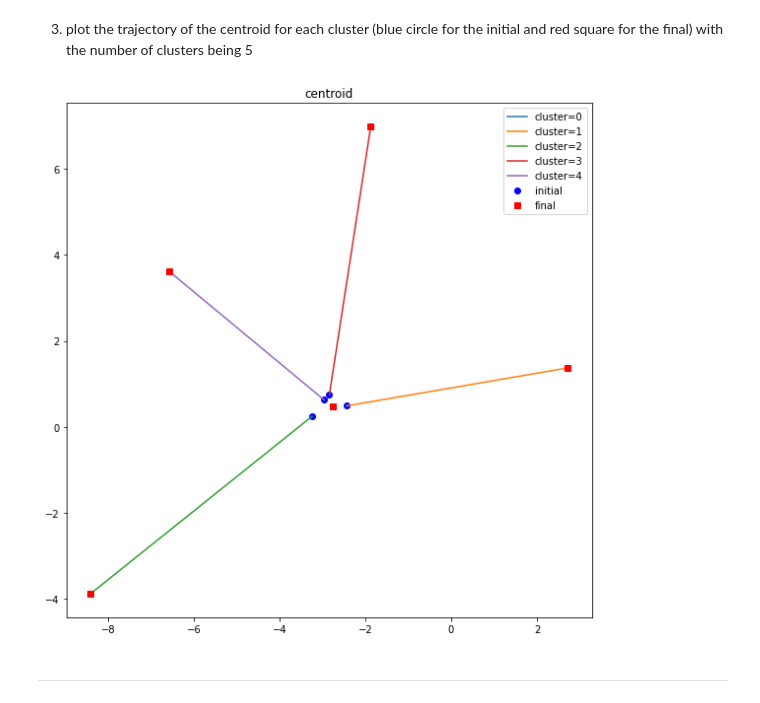
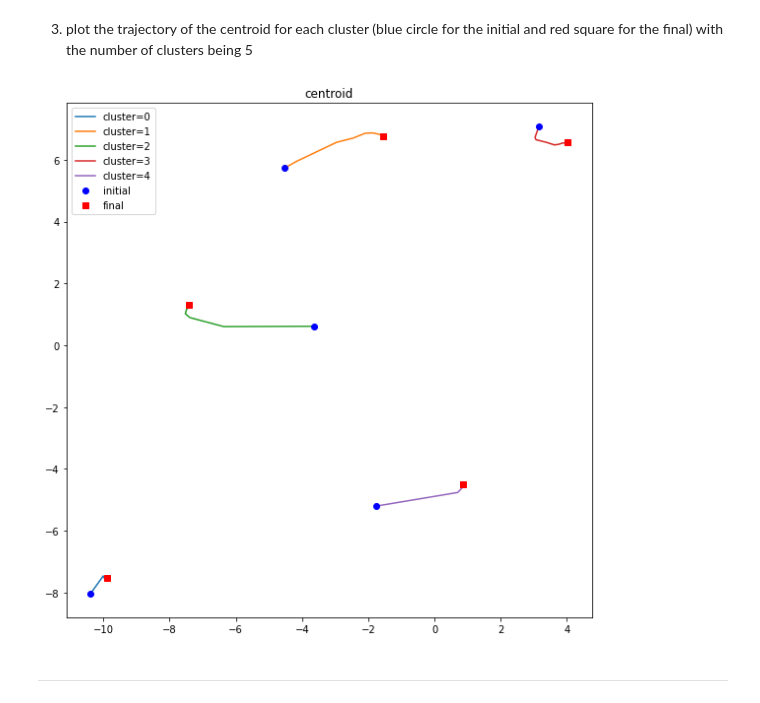
Before and after one commit to heji0826/assignment-machine-learning, a Jupyter notebook: 11/assignment_11.ipynb, the cells around one changed output. Saved outputs shown, nothing was run; the diff lists cells and outputs as text; code cells hidden in the pictures.

```diff
--- a/11/assignment_11.ipynb
+++ b/11/assignment_11.ipynb
@@ -208 +196,43 @@ def plot_centroid(centroid_iteration):
+# %%
+
+def plot_centroid(centroid_iteration, cluster_n):
+
+    plt.figure(figsize=(8,8))   # USE THIS VALUE for the size of the figure
+    plt.title('centroid')
+
+    iteration = []
+    x = []
+    y = []
+    xx = []
+    yy = []
+
+    for i in range(0, len(centroid_iteration)):
+        iteration.append(i)
+
+    for i in range(0, cluster_n):
+        for j in range(0, np.shape(centroid_iteration)[0]):
+            xx.append(centroid_iteration[j][i][0])
+            yy.append(centroid_iteration[j][i][1])
+        x.append(xx)
+        y.append(yy)
+        xx=[]
+        yy=[]
+
+    x = np.array(x)
+    y = np.array(y)
+
+    for i in range(0,cluster_n):
+        plt.plot(x[i],y[i],'-',label='cluster={}'.format(i))
+        plt.legend()
+    legend_flag=0
+
+    for i in range(0, cluster_n):
+        plt.plot(centroid_iteration[0][i][0], centroid_iteration[0][i][1], 'o', color='blue', label = 'initial')
+        plt.plot(centroid_iteration[-1][i][0], centroid_iteration[-1][i][1], 's', color='red', label = 'final')
+        if legend_flag==0:
+            plt.legend()
+            legend_flag=1
+
+    plt.tight_layout()
+    plt.show()
 # %%
@@ -241,10 +271,10 @@ plot_loss_curve(loss_iteration)
 ***
 # %% [markdown]
 3. plot the trajectory of the centroid for each cluster (blue circle for the initial and red square for the final) with the number of clusters being 5
-# %%
-plot_centroid(centroid_iteration)
-# %% [output]
-[figure, removed]
+# %%
+plot_centroid(centroid_iteration_5, number_cluster_5)
+# %% [output]
+[figure, added]
 # %% [markdown]
 ***
 # %% [markdown]
```
Also changed, not shown: parts of 7 cells of this notebook.
